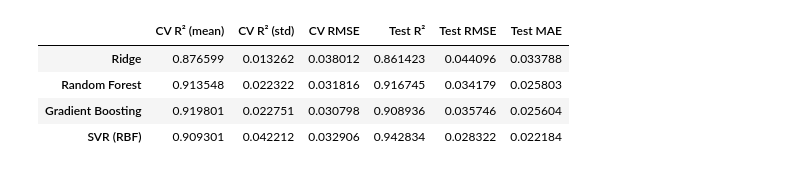
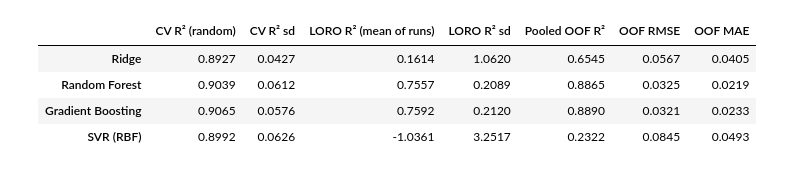
Before and after one commit to jdmazz/OER-ML-paper, a Jupyter notebook: eta_prediction.ipynb, the cells around one changed output. Cells and saved outputs as stored; diff of their text form; code cells hidden in the pictures.

```diff
--- a/eta_prediction.ipynb
+++ b/eta_prediction.ipynb
@@ -101,0 +280,11 @@ Train: 120  |  Test: 31
+# %%
+X = df[FEATURES].values
+y = df[TARGET].values
+groups = df['run'].values
+run_names = sorted(set(groups))
+
+logo = GroupKFold(n_splits=len(run_names))
+kf = KFold(n_splits=5, shuffle=True, random_state=SEED)
+
+print(f'Samples: {len(X)}   runs: {run_names}')
+print('per-run sample counts:', df['run'].value_counts().to_dict())
@@ -137,37 +329,65 @@ models = {
     ),
 }
 
-kf = KFold(n_splits=5, shuffle=True, random_state=SEED)
-
 results = {}
 for name, pipe in models.items():
-    cv_r2 = cross_val_score(pipe, X_train, y_train, cv=kf, scoring='r2')
-    cv_mse = cross_val_score(
-        pipe, X_train, y_train, cv=kf, scoring='neg_mean_squared_error'
-    )
-    pipe.fit(X_train, y_train)
-    y_pred = pipe.predict(X_test)
+    # Random CV: interpolation inside the library.
+    cv_r2 = cross_val_score(pipe, X, y, cv=kf, scoring='r2')
+
+    # Leave-one-run-out: prediction of an unseen deposition. Collect
+    # out-of-fold predictions so every sample is scored by a model that
+    # never saw its wafer, and record per-fold importances at the same
+    # time to avoid refitting later.
+    oof = np.full(len(y), np.nan)
+    fold_r2, fold_importance = {}, []
+    for train_idx, test_idx in logo.split(X, y, groups):
+        pipe.fit(X[train_idx], y[train_idx])
+        oof[test_idx] = pipe.predict(X[test_idx])
+        held = groups[test_idx][0]
+        fold_r2[held] = r2_score(y[test_idx], oof[test_idx])
+        perm = permutation_importance(
+            pipe, X[test_idx], y[test_idx], n_repeats=30,
+            random_state=SEED, scoring='r2',
+        )
+        fold_importance.append(perm.importances_mean)
+
     results[name] = {
         'cv_r2_mean': cv_r2.mean(),
         'cv_r2_std': cv_r2.std(),
-        'cv_rmse': np.sqrt(-cv_mse.mean()),
-        'test_r2': r2_score(y_test, y_pred),
-        'test_rmse': np.sqrt(mean_squared_error(y_test, y_pred)),
-        'test_mae': mean_absolute_error(y_test, y_pred),
+        'logo_r2_mean': float(np.mean(list(fold_r2.values()))),
+        'logo_r2_std': float(np.std(list(fold_r2.values()))),
+        'oof_r2': r2_score(y, oof),
+        'oof_rmse': np.sqrt(mean_squared_error(y, oof)),
+        'oof_mae': mean_absolute_error(y, oof),
+        'fold_r2': fold_r2,
+        'oof': oof,
+        'importance': np.mean(fold_importance, axis=0),
+        'importance_std': np.std(fold_importance, axis=0),
         'pipeline': pipe,
-        'y_pred': y_pred,
     }
 
 res_df = pd.DataFrame(results).T[
-    ['cv_r2_mean', 'cv_r2_std', 'cv_rmse', 'test_r2', 'test_rmse', 'test_mae']
+    [
+        'cv_r2_mean', 'cv_r2_std', 'logo_r2_mean', 'logo_r2_std',
+        'oof_r2', 'oof_rmse', 'oof_mae',
+    ]
 ]
 res_df.columns = [
-    'CV R² (mean)',
-    'CV R² (std)',
-    'CV RMSE',
-    'Test R²',
-    'Test RMSE',
-    'Test MAE',
+    'CV R² (random)',
+    'CV R² sd',
+    'LORO R² (mean of runs)',
+    'LORO R² sd',
+    'Pooled OOF R²',
+    'OOF RMSE',
+    'OOF MAE',
 ]
-res_df.round(4)
+print('Per-run held-out R² (each run predicted by a model trained on '
+      'the other three):')
+print(
+    pd.DataFrame({k: v['fold_r2'] for k, v in results.items()}).round(3)
+    .to_string()
+)
+print()
+
+res_df.astype(float).round(4)
 # %% [output]
@@ -174,5 +400,5 @@ res_df.round(4)
-|  | CV R² (mean) | CV R² (std) | CV RMSE | Test R² | Test RMSE | Test MAE |
-| Ridge | 0.876599 | 0.013262 | 0.038012 | 0.861423 | 0.044096 | 0.033788 |
-| Random Forest | 0.913548 | 0.022322 | 0.031816 | 0.916745 | 0.034179 | 0.025803 |
-| Gradient Boosting | 0.919801 | 0.022751 | 0.030798 | 0.908936 | 0.035746 | 0.025604 |
-| SVR (RBF) | 0.909301 | 0.042212 | 0.032906 | 0.942834 | 0.028322 | 0.022184 |
+|  | CV R² (random) | CV R² sd | LORO R² (mean of runs) | LORO R² sd | Pooled OOF R² | OOF RMSE | OOF MAE |
+| Ridge | 0.8927 | 0.0427 | 0.1614 | 1.0620 | 0.6545 | 0.0567 | 0.0405 |
+| Random Forest | 0.9039 | 0.0612 | 0.7557 | 0.2089 | 0.8865 | 0.0325 | 0.0219 |
+| Gradient Boosting | 0.9065 | 0.0576 | 0.7592 | 0.2120 | 0.8890 | 0.0321 | 0.0233 |
+| SVR (RBF) | 0.8992 | 0.0626 | -1.0361 | 3.2517 | 0.2322 | 0.0845 | 0.0493 |
```
Also changed, not shown: parts of 24 cells of this notebook, 11 other files.
